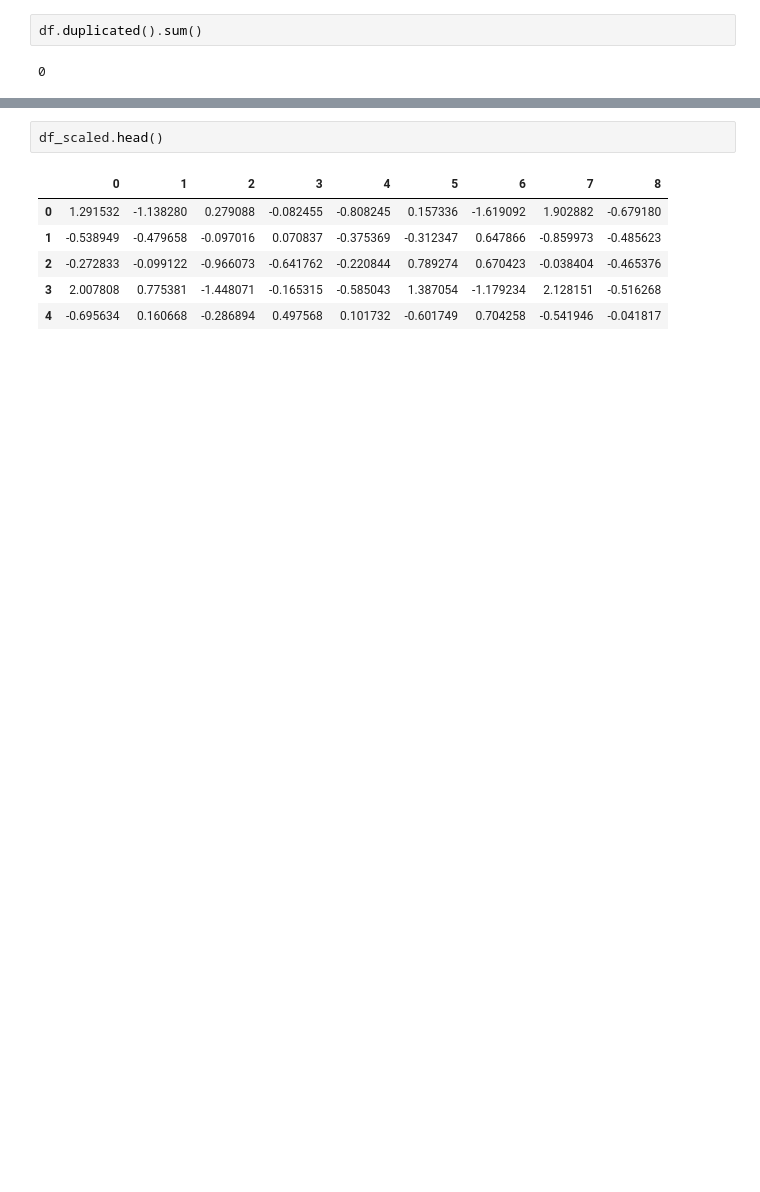
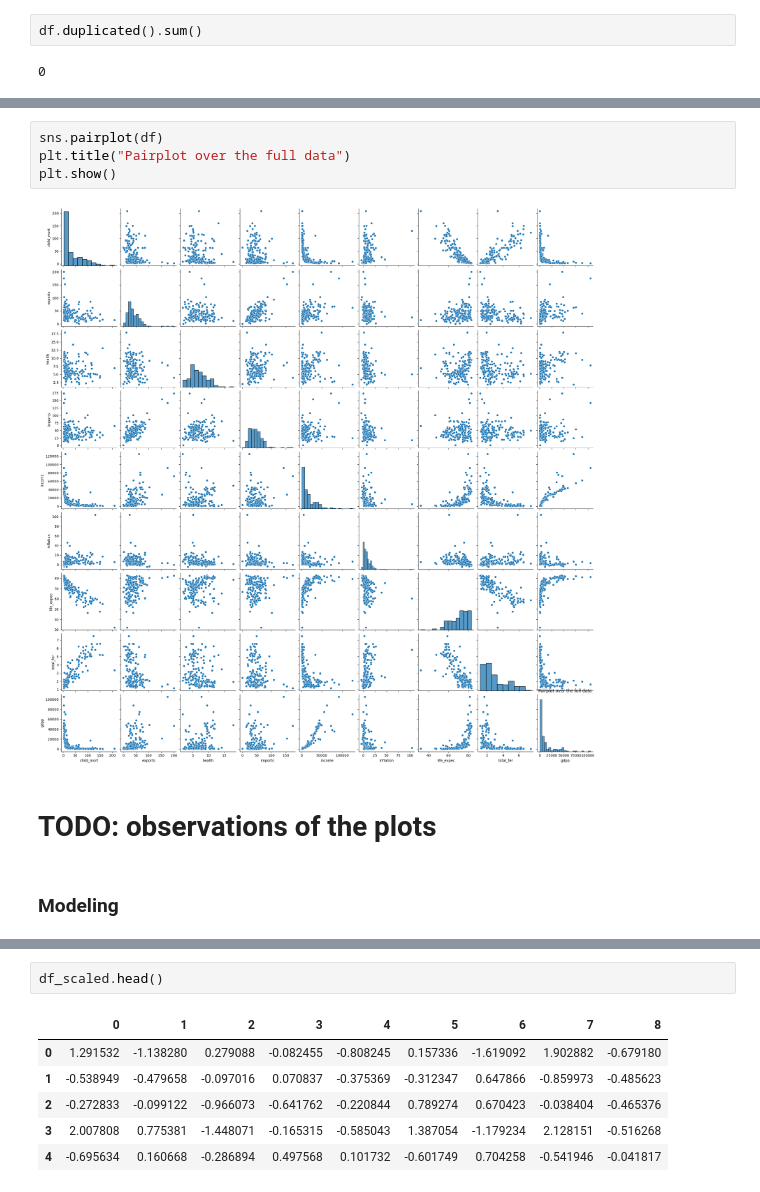
Before and after one commit to gdsai4903/COMP3705-Unsupervised-Machine-Learning, a Jupyter notebook: Assignment 1/Assignment 1.ipynb, the cells around one changed output, grey strips where cells are left out. Saved outputs shown, nothing was run; the diff lists cells and outputs as text; blank space fills up the shorter version.

```diff
--- a/Assignment 1/Assignment 1.ipynb
+++ b/Assignment 1/Assignment 1.ipynb
@@ -99,0 +158,10 @@ df_scaled = pd.DataFrame(scaler.transform(df))
+# %%
+sns.pairplot(df)
+plt.title("Pairplot over the full data")
+plt.show()
+# %% [output]
+[figure, added]
+# %% [markdown]
+# TODO: observations of the plots
+# %% [markdown]
+### Modeling
```
Also changed, not shown: parts of 37 cells of this notebook, 5 other files.
